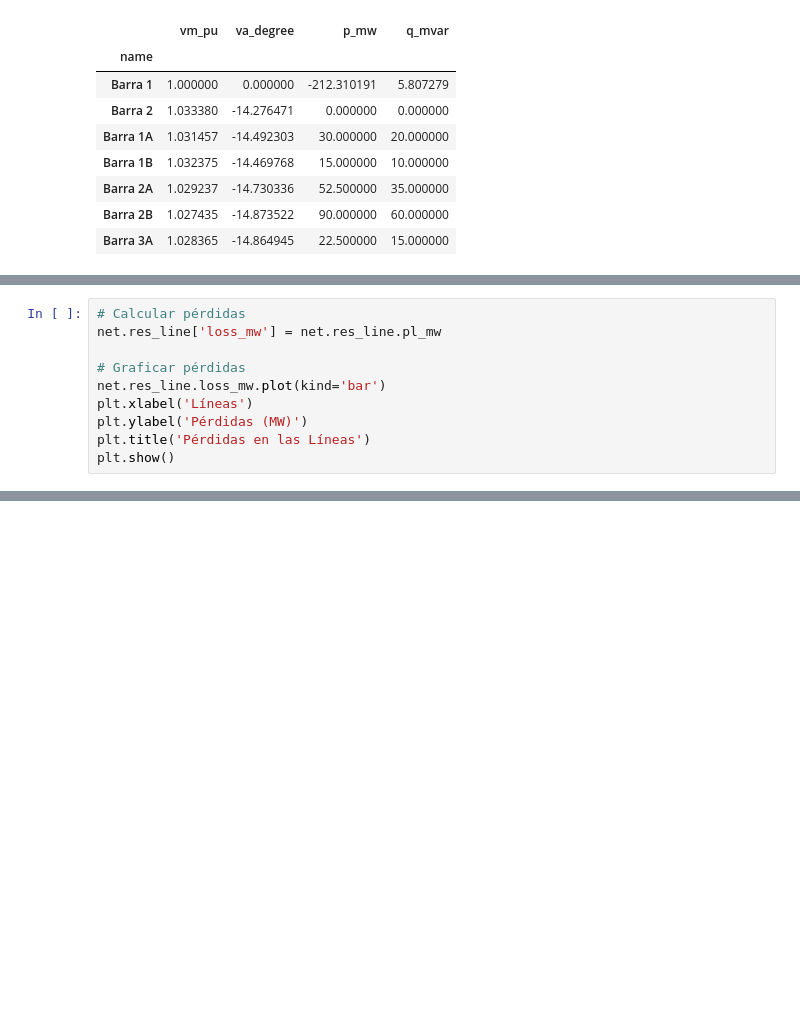
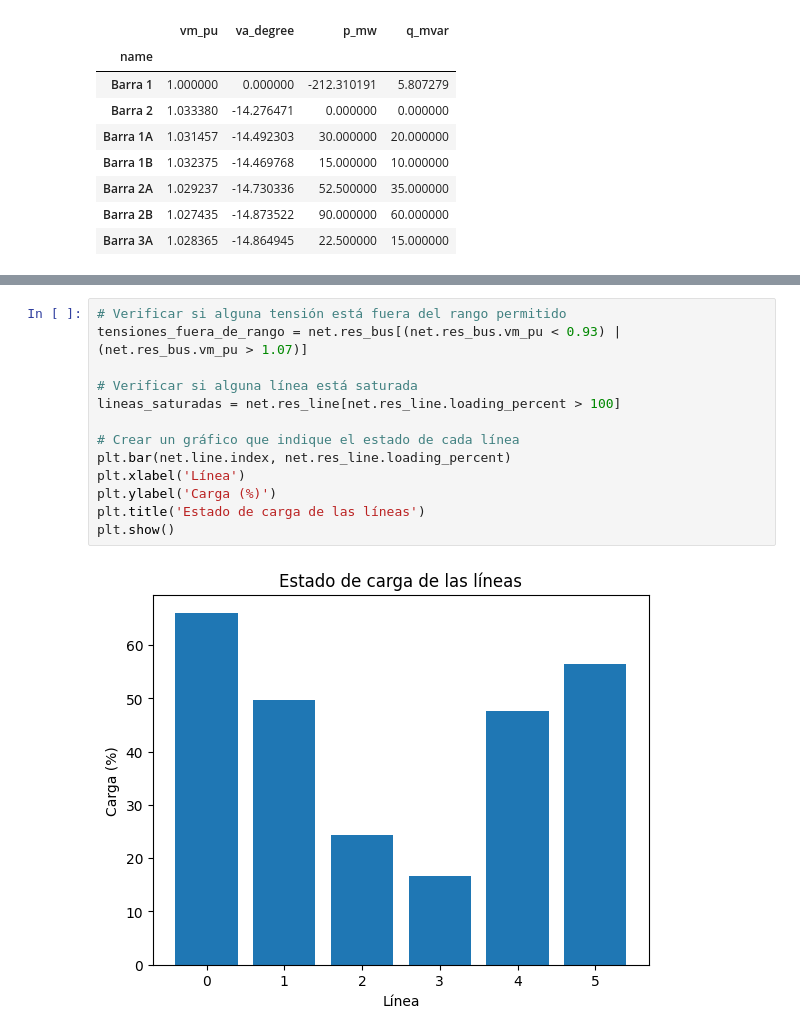
Before and after one commit to pauluxsaada/G7A_Sep1_S12024, a Jupyter notebook: tarea_sep_1.ipynb, the cells around one changed output, grey strips where cells are left out. Cells and saved outputs as stored; diff of their text form; blank space fills up the shorter version.

```diff
--- a/tarea_sep_1.ipynb
+++ b/tarea_sep_1.ipynb
@@ -64,10 +54,0 @@ plt.show()
-# %%
-# Calcular pérdidas
-net.res_line['loss_mw'] = net.res_line.pl_mw
-
-# Graficar pérdidas
-net.res_line.loss_mw.plot(kind='bar')
-plt.xlabel('Líneas')
-plt.ylabel('Pérdidas (MW)')
-plt.title('Pérdidas en las Líneas')
-plt.show()
@@ -101,0 +81,15 @@ red.res_bus
+# %%
+# Verificar si alguna tensión está fuera del rango permitido
+tensiones_fuera_de_rango = net.res_bus[(net.res_bus.vm_pu < 0.93) | (net.res_bus.vm_pu > 1.07)]
+
+# Verificar si alguna línea está saturada
+lineas_saturadas = net.res_line[net.res_line.loading_percent > 100]
+
+# Crear un gráfico que indique el estado de cada línea
+plt.bar(net.line.index, net.res_line.loading_percent)
+plt.xlabel('Línea')
+plt.ylabel('Carga (%)')
+plt.title('Estado de carga de las líneas')
+plt.show()
+# %% [output]
+[figure, added]
```
Also changed, not shown: parts of 9 cells of this notebook.
